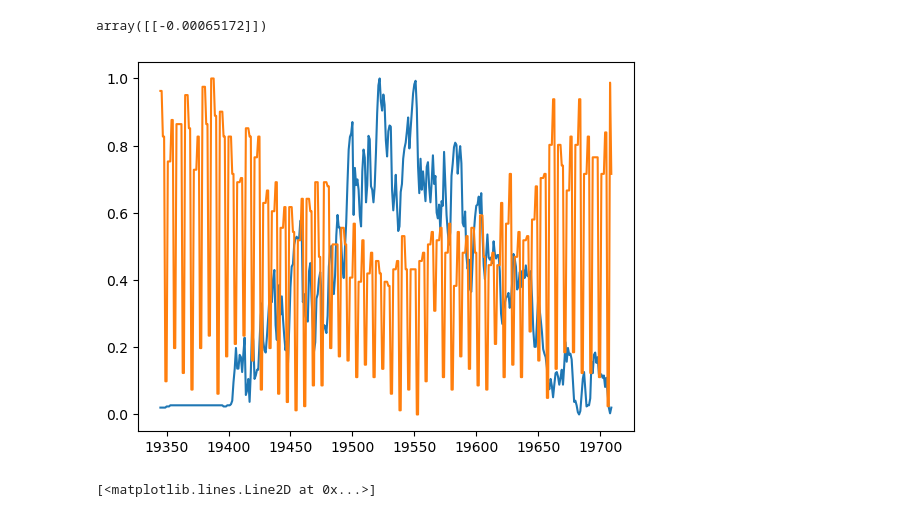
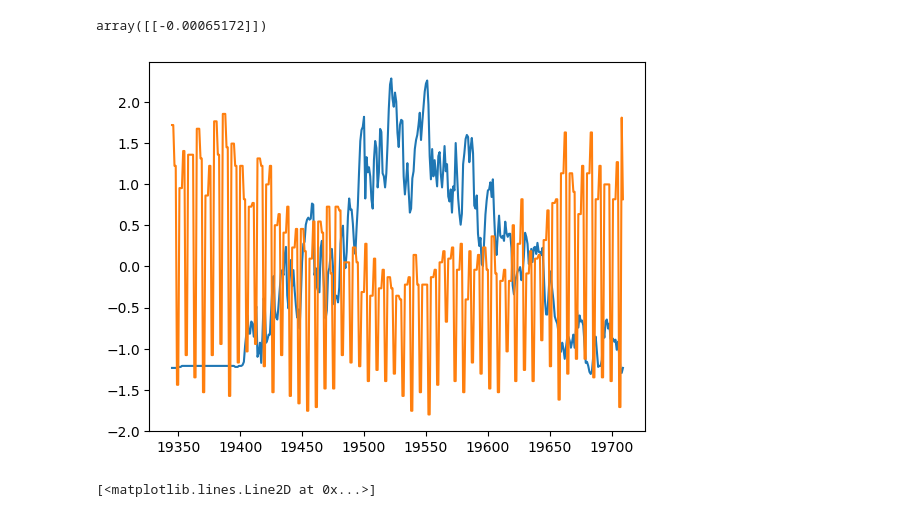
Before and after one commit to Vileh/UCL_Pricing_Algorithm_Research_Study, a Jupyter notebook: walkthrough.ipynb, the cells around one changed output. Saved outputs shown, nothing was run; the diff lists cells and outputs as text; code cells hidden in the pictures.

```diff
--- a/walkthrough.ipynb
+++ b/walkthrough.ipynb
@@ -343,14 +360,14 @@ reg_comp = LinearRegression().fit(X, y)
 # %%
 data_to_plot = data.loc[(data['mkt_id'] == 15555)]
 
-plt.plot(data_to_plot['output_X'].apply(lambda x: (x - data_to_plot['output_X'].min()) / (data_to_plot['output_X'].max() - data_to_plot['output_X'].min())))
-plt.plot(abs(data_to_plot['output_comp_price']).apply(lambda x: (x - data_to_plot['output_comp_price'].min()) / (data_to_plot['output_comp_price'].max() - data_to_plot['output_comp_price'].min())))
+plt.plot(data_to_plot['output_X'].apply(lambda x: (x - data_to_plot['output_X'].mean()) / (data_to_plot['output_X'].std())))
+plt.plot(abs(data_to_plot['output_comp_price']).apply(lambda x: (x - data_to_plot['output_comp_price'].mean()) / (data_to_plot['output_comp_price'].std())))
 # plt.plot(data_to_plot['output_own_price'].apply(lambda x: (x - data_to_plot['output_own_price'].min()) / (data_to_plot['output_own_price'].max() - data_to_plot['output_own_price'].min())))
 
 line = np.linspace(0, 365, 261)
 #plt.plot(line, reg_comp.intercept_ + reg_comp.coef_[0]*data_to_plot['output_X'], 'r')
 # %% [output]
-[figure, old version]
+[figure, new version]
 # %%
 data_to_plot = data.loc[(data['mkt_id'] == 44)]
 
```
Also changed, not shown: parts of 12 cells of this notebook.
